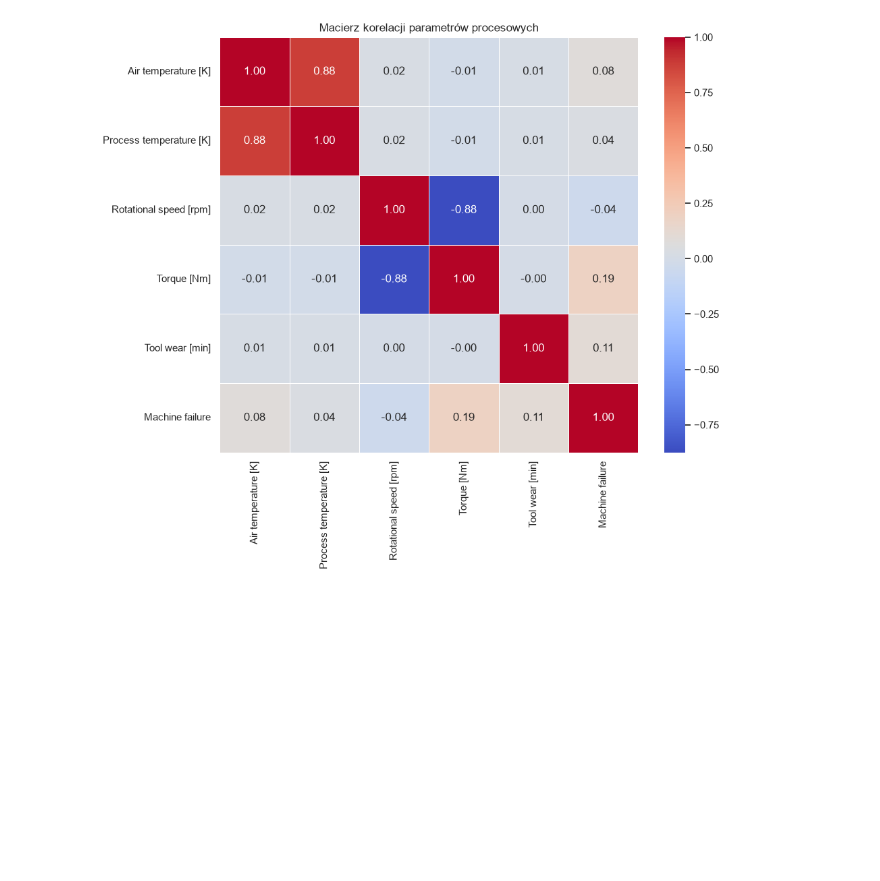
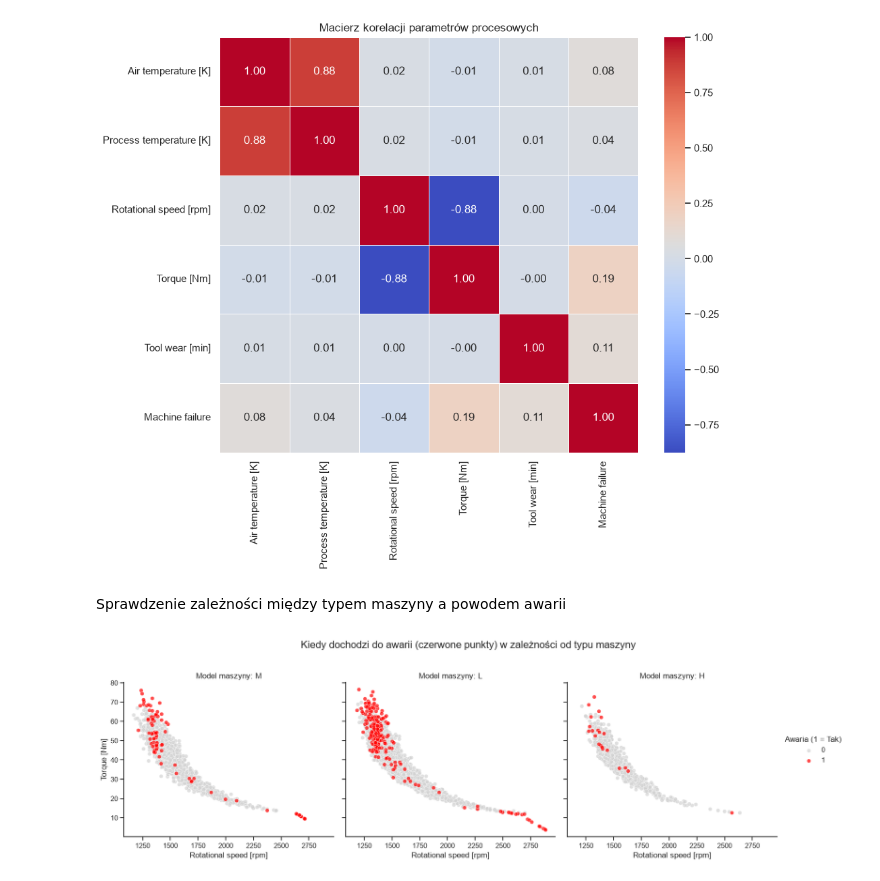
Before and after one commit to KacperKnapek/Machine-failure-prediction, a Jupyter notebook: notebooks/01_eda.ipynb, the cells around one changed output. Saved outputs shown, nothing was run; the diff lists cells and outputs as text; code cells hidden in the pictures; blank space fills up the shorter version.

Commit message:
Stworzenie wykresów zależności między typem maszyny a powodem awarii

```diff
--- a/notebooks/01_eda.ipynb
+++ b/notebooks/01_eda.ipynb
@@ -215,3 +215,25 @@ plt.title("Macierz korelacji parametrów procesowych")
 plt.show()
 # %% [output]
 [figure]
+# %% [markdown]
+Sprawdzenie zależności między typem maszyny a powodem awarii
+# %%
+import pandas as pd
+import matplotlib.pyplot as plt
+import seaborn as sns
+
+df = pd.read_csv('../data/raw/produkcja.csv')
+sns.set_theme(style="ticks")
+
+g = sns.FacetGrid(df, col="Type", hue = "Machine failure", palette={0: "lightgray", 1: "red"}, height=5, aspect = 1)
+
+g.map(sns.scatterplot, "Rotational speed [rpm]", "Torque [Nm]", alpha=0.7)
+
+g.add_legend(title="Awaria (1 = Tak)")
+g.set_titles("Model maszyny: {col_name}")
+plt.subplots_adjust(top=0.8)
+g.fig.suptitle('Kiedy dochodzi do awarii (czerwone punkty) w zależności od typu maszyny', fontsize=16)
+
+plt.show()
+# %% [output]
+[figure, added]
```
Also changed, not shown: parts of 1 cell of this notebook, 2 other files.
